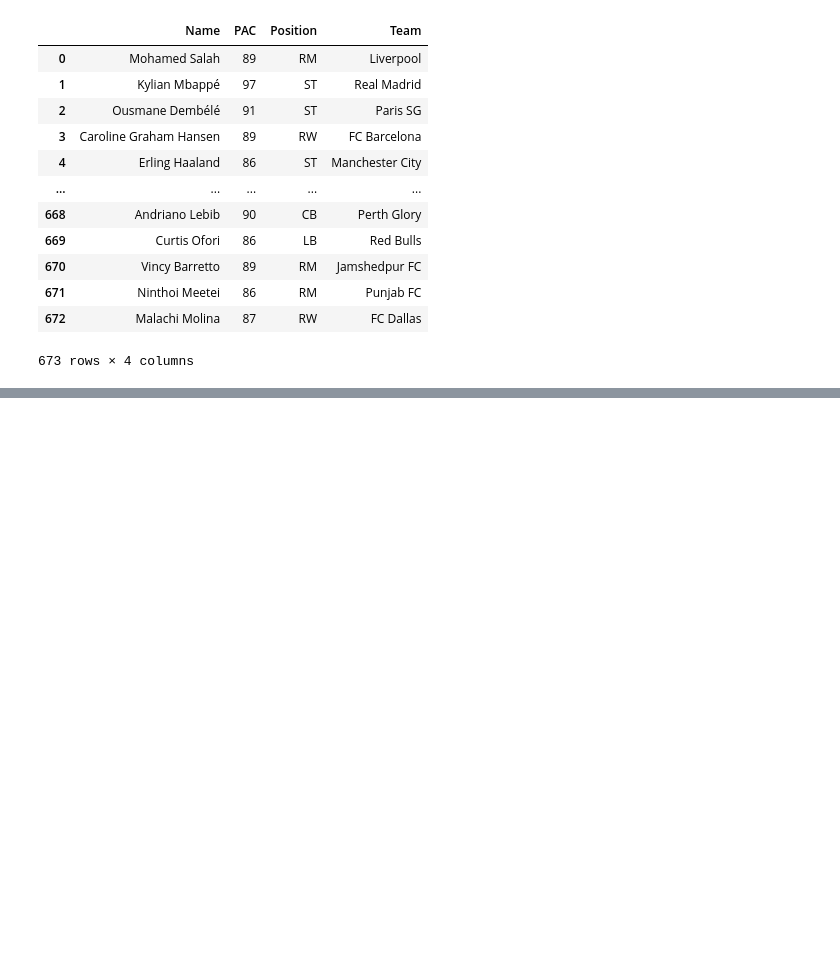
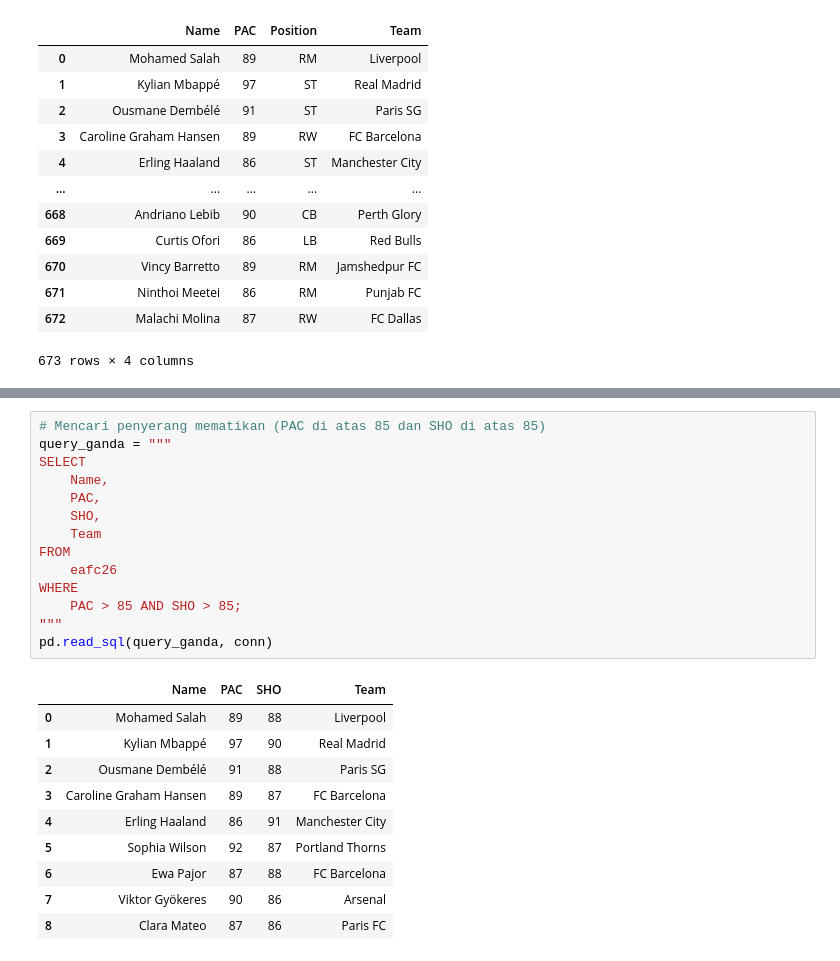
Before and after one commit to al1prahman/latihansql, a Jupyter notebook: notebook/notebook.ipynb, the cells around one changed output, grey strips where cells are left out. Saved outputs shown, nothing was run; the diff lists cells and outputs as text; blank space fills up the shorter version.

```diff
--- a/notebook/notebook.ipynb
+++ b/notebook/notebook.ipynb
@@ -200,0 +227,25 @@ pd.read_sql(query_cepat, conn)
+# %%
+# Mencari penyerang mematikan (PAC di atas 85 dan SHO di atas 85)
+query_ganda = """
+SELECT
+    Name,
+    PAC,
+    SHO,
+    Team
+FROM
+    eafc26
+WHERE
+    PAC > 85 AND SHO > 85;
+"""
+pd.read_sql(query_ganda, conn)
+# %% [output]
+|  | Name | PAC | SHO | Team |
+| 0 | Mohamed Salah | 89 | 88 | Liverpool |
+| 1 | Kylian Mbappé | 97 | 90 | Real Madrid |
+| 2 | Ousmane Dembélé | 91 | 88 | Paris SG |
+| 3 | Caroline Graham Hansen | 89 | 87 | FC Barcelona |
+| 4 | Erling Haaland | 86 | 91 | Manchester City |
+| 5 | Sophia Wilson | 92 | 87 | Portland Thorns |
+| 6 | Ewa Pajor | 87 | 88 | FC Barcelona |
+| 7 | Viktor Gyökeres | 90 | 86 | Arsenal |
+| 8 | Clara Mateo | 87 | 86 | Paris FC |
```
Also changed, not shown: parts of 2 cells of this notebook.
